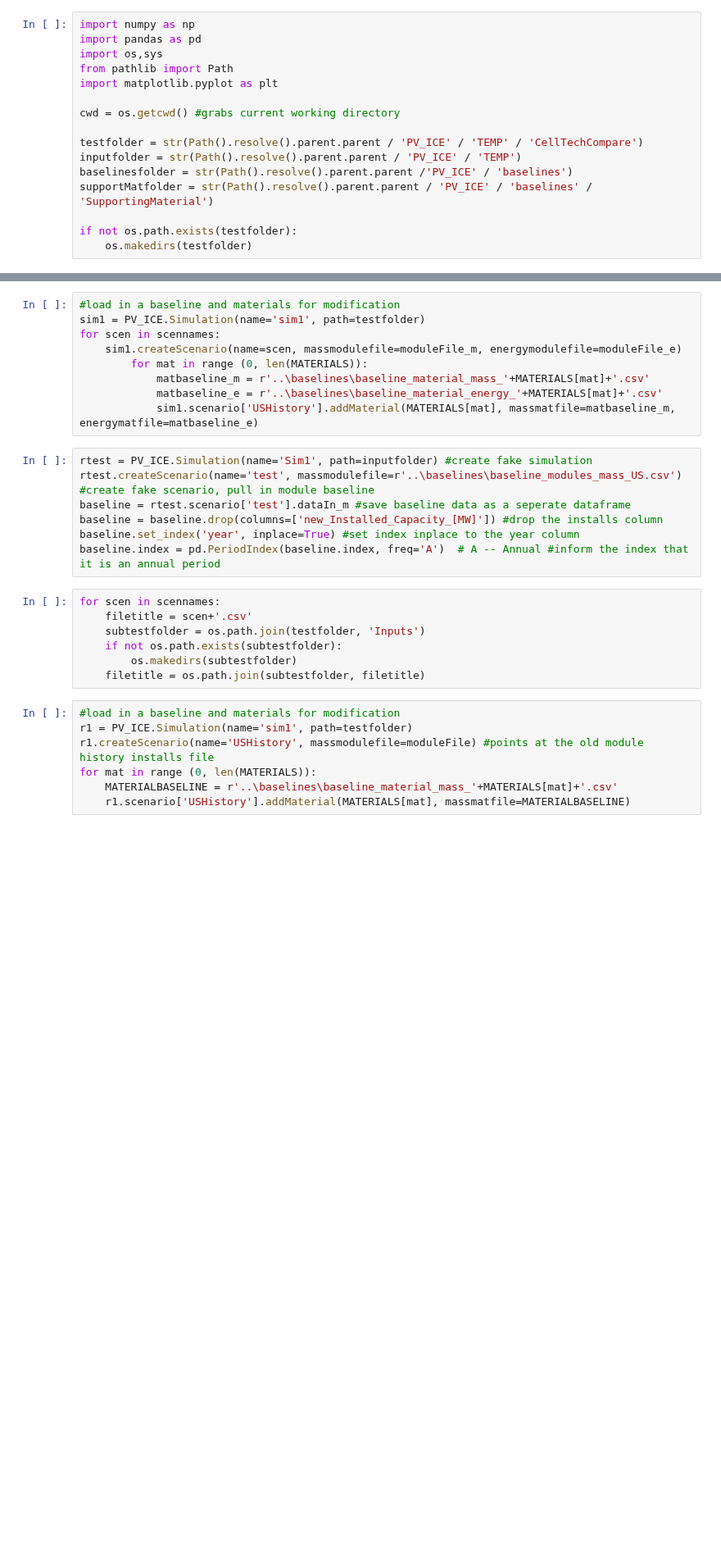
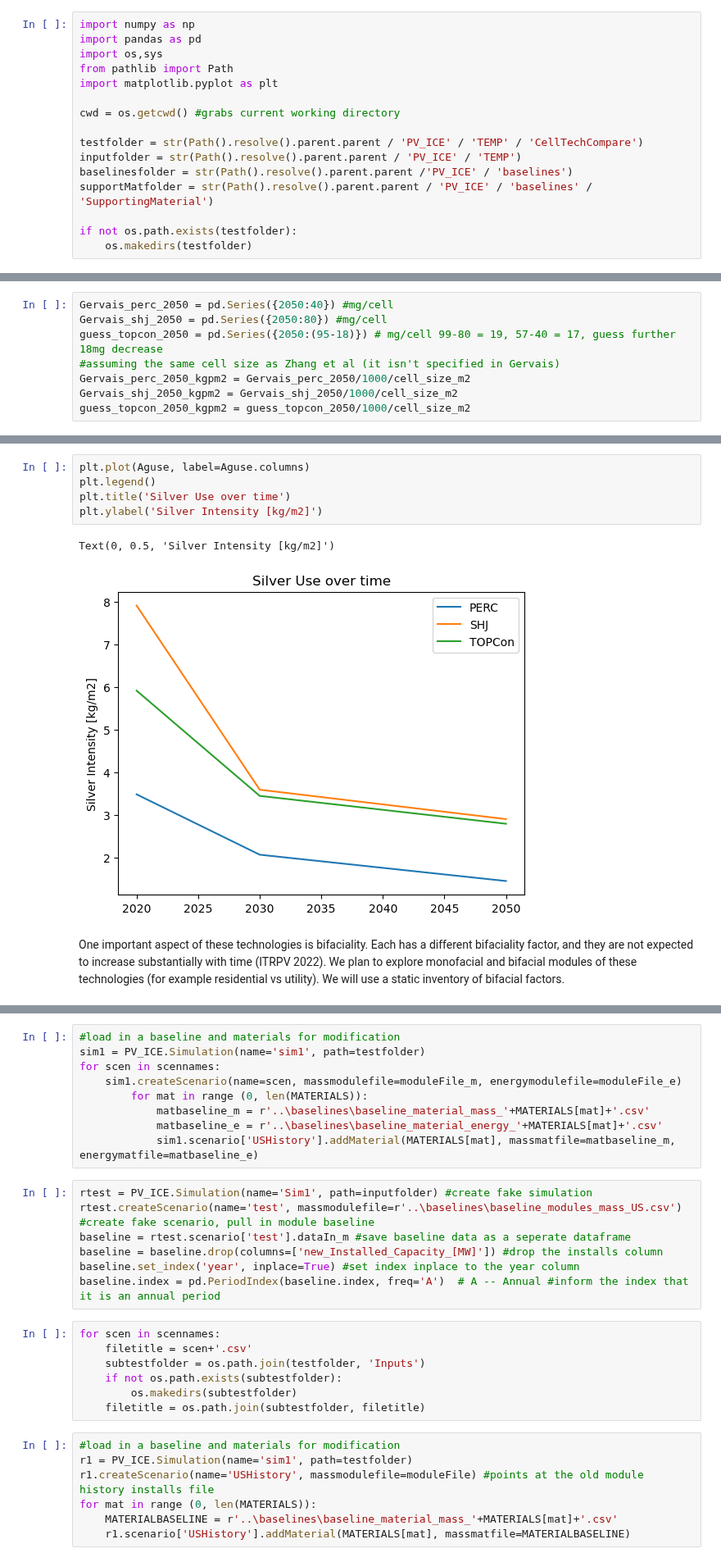
Before and after one commit to NREL/PV_ICE, a Jupyter notebook: docs/tutorials/16 - PERC vs SHJ vs TOPCon.ipynb, the cells around one changed output, grey strips where cells are left out. Shown at 82% size. Drawn from its saved outputs; the diff is of its cells as text; blank space fills up the shorter version.

```diff
--- a/docs/tutorials/16 - PERC vs SHJ vs TOPCon.ipynb
+++ b/docs/tutorials/16 - PERC vs SHJ vs TOPCon.ipynb
@@ -24,0 +76,8 @@ moduleFile_e = os.path.join(baselinesfolder, 'baseline_modules_energy.csv')
+# %%
+Gervais_perc_2050 = pd.Series({2050:40}) #mg/cell
+Gervais_shj_2050 = pd.Series({2050:80}) #mg/cell
+guess_topcon_2050 = pd.Series({2050:(95-18)}) # mg/cell 99-80 = 19, 57-40 = 17, guess further 18mg decrease
+#assuming the same cell size as Zhang et al (it isn't specified in Gervais)
+Gervais_perc_2050_kgpm2 = Gervais_perc_2050/1000/cell_size_m2
+Gervais_shj_2050_kgpm2 = Gervais_shj_2050/1000/cell_size_m2
+guess_topcon_2050_kgpm2 = guess_topcon_2050/1000/cell_size_m2
@@ -24,0 +116,10 @@ moduleFile_e = os.path.join(baselinesfolder, 'baseline_modules_energy.csv')
+# %%
+plt.plot(Aguse, label=Aguse.columns)
+plt.legend()
+plt.title('Silver Use over time')
+plt.ylabel('Silver Intensity [kg/m2]')
+# %% [output]
+Text(0, 0.5, 'Silver Intensity [kg/m2]')
+[figure, added]
+# %% [markdown]
+One important aspect of these technologies is bifaciality. Each has a different bifaciality factor, and they are not expected to increase substantially with time (ITRPV 2022). We plan to explore monofacial and bifacial modules of these technologies (for example residential vs utility). We will use a static inventory of bifacial factors.
```
Also changed, not shown: parts of 20 cells of this notebook, 3 other files.
